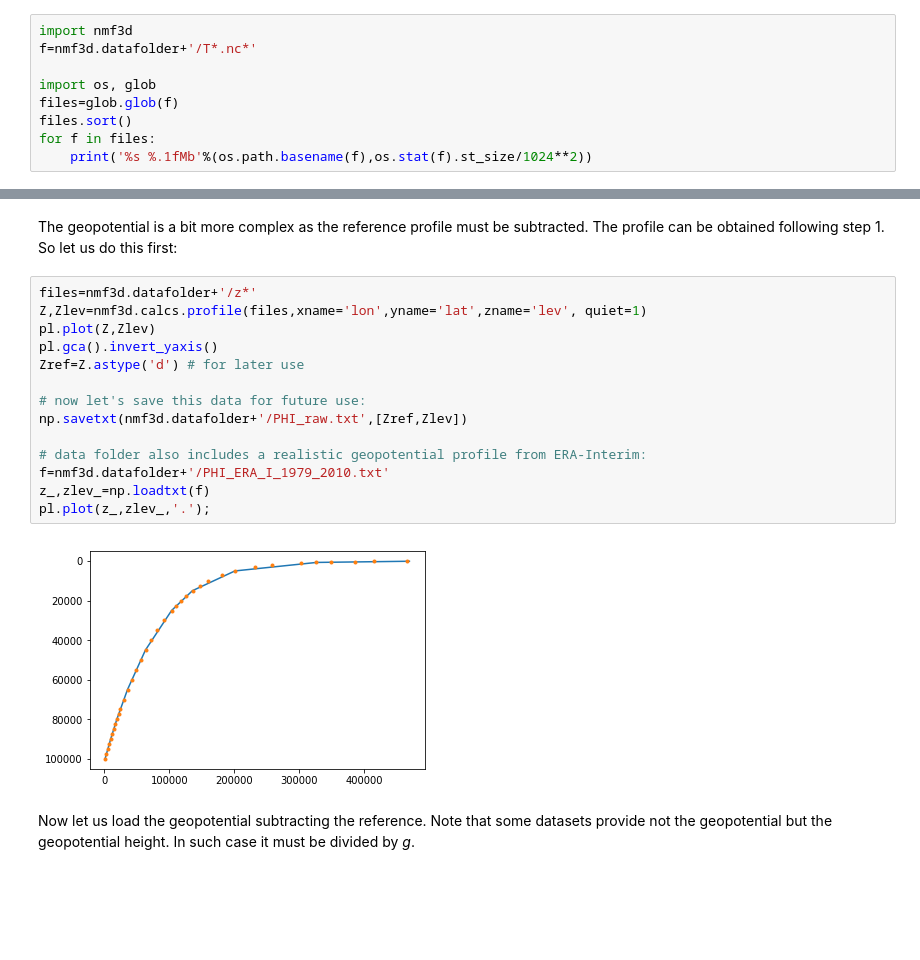
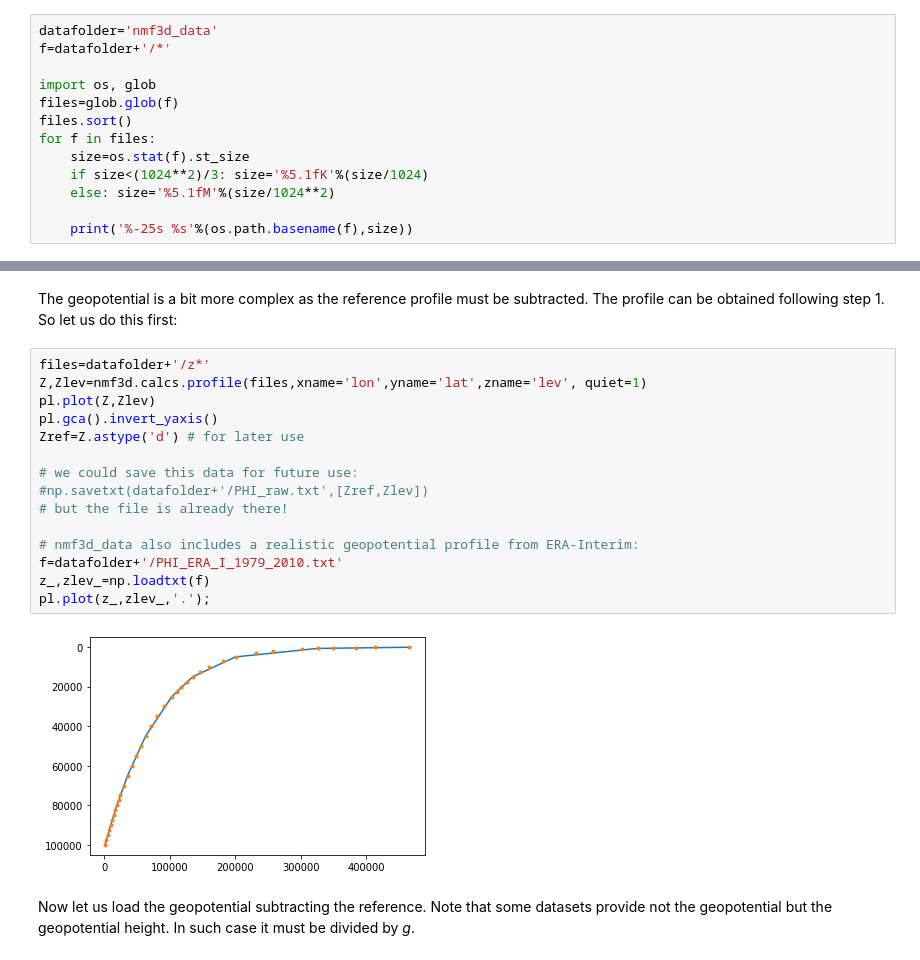
Before and after one commit to martalmeida/nmf3d, a Jupyter notebook: doc/tutorial.ipynb, the cells around one changed output, grey strips where cells are left out. Saved outputs shown, nothing was run; the diff lists cells and outputs as text; blank space fills up the shorter version.

```diff
--- a/doc/tutorial.ipynb
+++ b/doc/tutorial.ipynb
@@ -33,12 +69,16 @@ The mean profile of temperature is needed for the NMF3D. Folder data (nmf3d.data
 contains some ERA-INTERIM temperature files that can be used. These are very low space/time
 resolution files just for testing.
 # %%
-import nmf3d
-f=nmf3d.datafolder+'/T*.nc*'
+datafolder='nmf3d_data'
+f=datafolder+'/*'
 
 import os, glob
 files=glob.glob(f)
 files.sort()
 for f in files:
-    print('%s %.1fMb'%(os.path.basename(f),os.stat(f).st_size/1024**2))
+    size=os.stat(f).st_size
+    if size<(1024**2)/3: size='%5.1fK'%(size/1024)
+    else: size='%5.1fM'%(size/1024**2)
+
+    print('%-25s %s'%(os.path.basename(f),size))
 # %% [output]
@@ -311,21 +373,22 @@ nc.close()
 # %% [markdown]
 The geopotential is a bit more complex as the reference profile must be subtracted. The profile can be obtained following step 1. So let us do this first:
 # %%
-files=nmf3d.datafolder+'/z*'
+files=datafolder+'/z*'
 Z,Zlev=nmf3d.calcs.profile(files,xname='lon',yname='lat',zname='lev', quiet=1)
 pl.plot(Z,Zlev)
 pl.gca().invert_yaxis()
 Zref=Z.astype('d') # for later use
 
-# now let's save this data for future use:
-np.savetxt(nmf3d.datafolder+'/PHI_raw.txt',[Zref,Zlev])
+# we could save this data for future use:
+#np.savetxt(datafolder+'/PHI_raw.txt',[Zref,Zlev])
+# but the file is already there!
 
-# data folder also includes a realistic geopotential profile from ERA-Interim:
-f=nmf3d.datafolder+'/PHI_ERA_I_1979_2010.txt'
+# nmf3d_data also includes a realistic geopotential profile from ERA-Interim:
+f=datafolder+'/PHI_ERA_I_1979_2010.txt'
 z_,zlev_=np.loadtxt(f)
 pl.plot(z_,zlev_,'.');
 # %% [output]
-[figure, old version]
+[figure, new version]
 # %% [markdown]
 Now let us load the geopotential subtracting the reference. Note that some datasets provide not the geopotential but the geopotential height. In such case it must be divided by *g*.
 # %%
```
Also changed, not shown: parts of 41 cells of this notebook, 44 other files.
